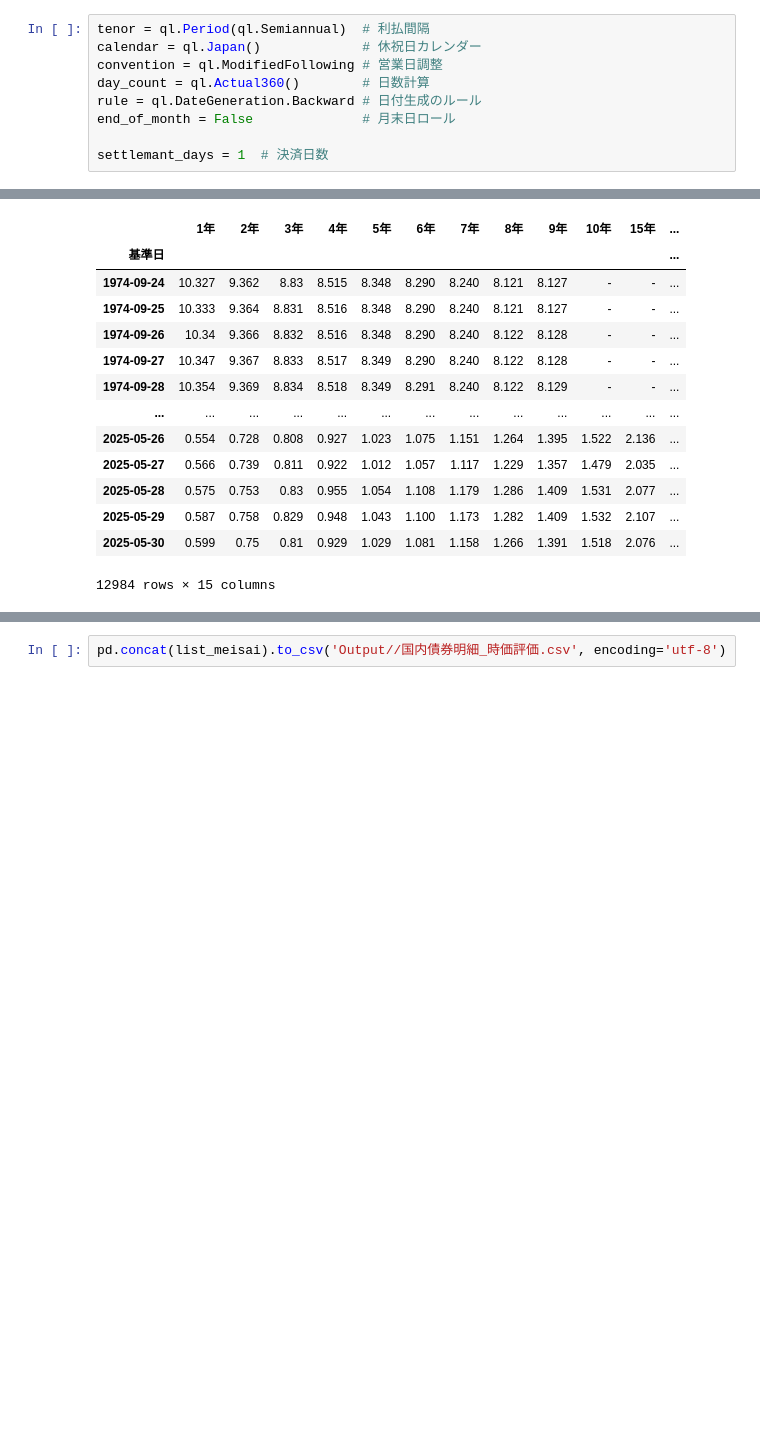
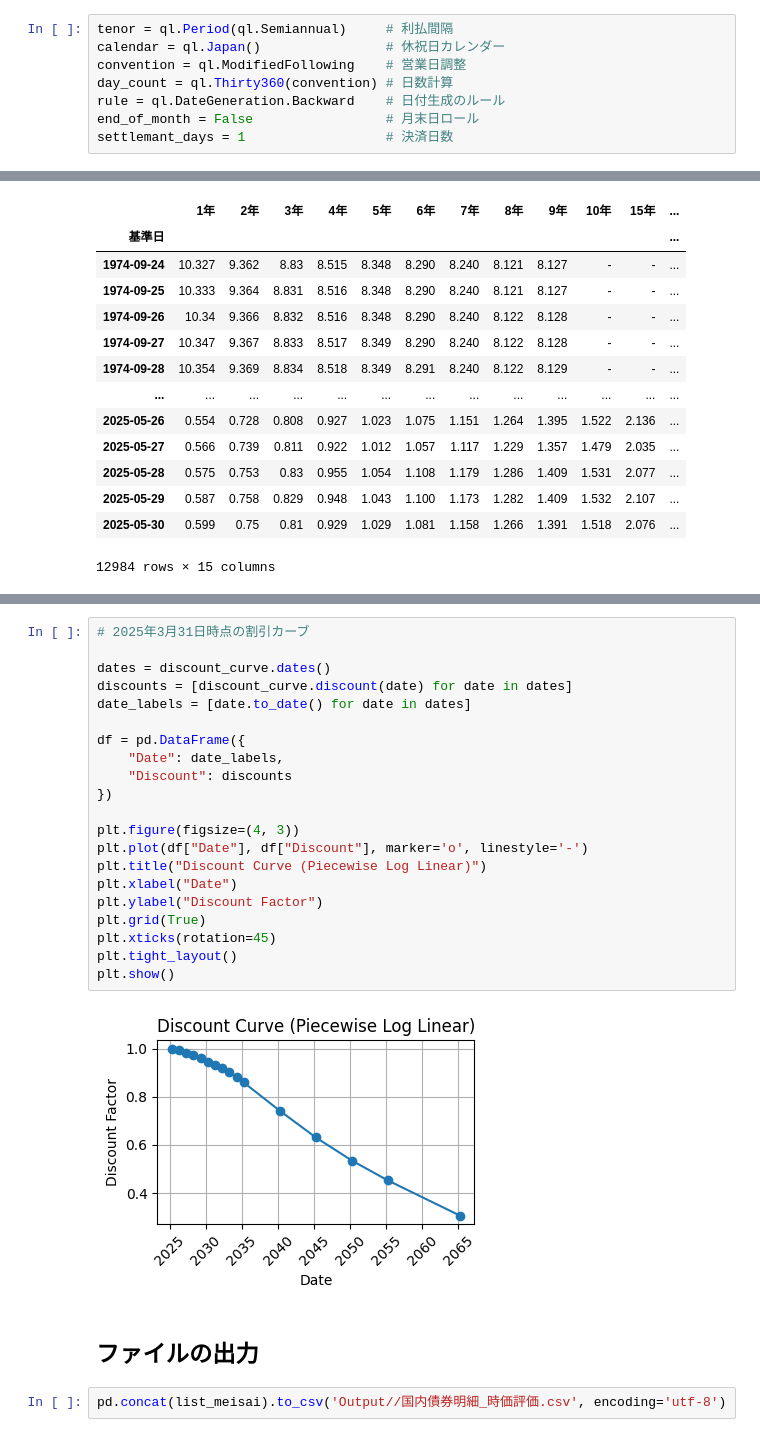
Before and after one commit to htki406/JGB-PL-Monitoring, a Jupyter notebook: main.ipynb, the cells around one changed output, grey strips where cells are left out. Cells and saved outputs as stored; diff of their text form; blank space fills up the shorter version.

```diff
--- a/main.ipynb
+++ b/main.ipynb
@@ -38,14 +39,13 @@ display(historical_meisai)
 # %% [markdown]
 ## 日本国債コンベンション
 # %%
-tenor = ql.Period(ql.Semiannual)  # 利払間隔
-calendar = ql.Japan()             # 休祝日カレンダー
-convention = ql.ModifiedFollowing # 営業日調整
-day_count = ql.Actual360()        # 日数計算
-rule = ql.DateGeneration.Backward # 日付生成のルール
-end_of_month = False              # 月末日ロール
-
-settlemant_days = 1  # 決済日数
+tenor = ql.Period(ql.Semiannual)     # 利払間隔
+calendar = ql.Japan()                # 休祝日カレンダー
+convention = ql.ModifiedFollowing    # 営業日調整
+day_count = ql.Thirty360(convention) # 日数計算
+rule = ql.DateGeneration.Backward    # 日付生成のルール
+end_of_month = False                 # 月末日ロール
+settlemant_days = 1                  # 決済日数
 # %% [markdown]
 ## 和暦を西暦に変換する関数の定義
 # %%
@@ -186,5 +180,30 @@ for eval_date in eval_dates:
     meisai.set_index('基準日', append=True, inplace=True)
     meisai = meisai.swaplevel(0, 1)
     list_meisai.append(meisai)
+# %%
+# 2025年3月31日時点の割引カーブ
+
+dates = discount_curve.dates()
+discounts = [discount_curve.discount(date) for date in dates]
+date_labels = [date.to_date() for date in dates]
+
+df = pd.DataFrame({
+    "Date": date_labels,
+    "Discount": discounts
+})
+
+plt.figure(figsize=(4, 3))
+plt.plot(df["Date"], df["Discount"], marker='o', linestyle='-')
+plt.title("Discount Curve (Piecewise Log Linear)")
+plt.xlabel("Date")
+plt.ylabel("Discount Factor")
+plt.grid(True)
+plt.xticks(rotation=45)
+plt.tight_layout()
+plt.show()
+# %% [output]
+[figure, added]
+# %% [markdown]
+## ファイルの出力
 # %%
 pd.concat(list_meisai).to_csv('Output//国内債券明細_時価評価.csv', encoding='utf-8')
```
Also changed, not shown: parts of 6 cells of this notebook, 2 other files.
